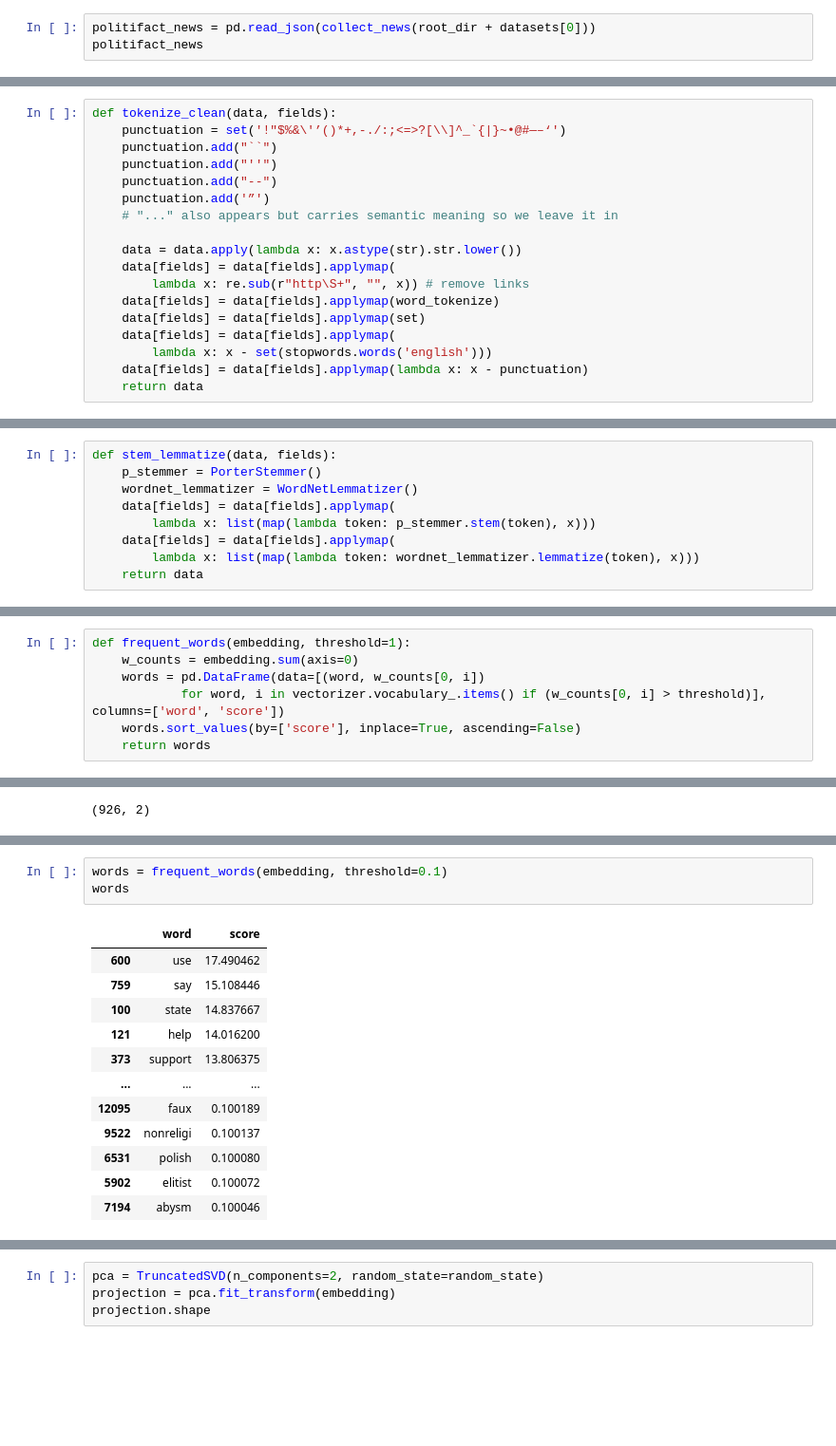
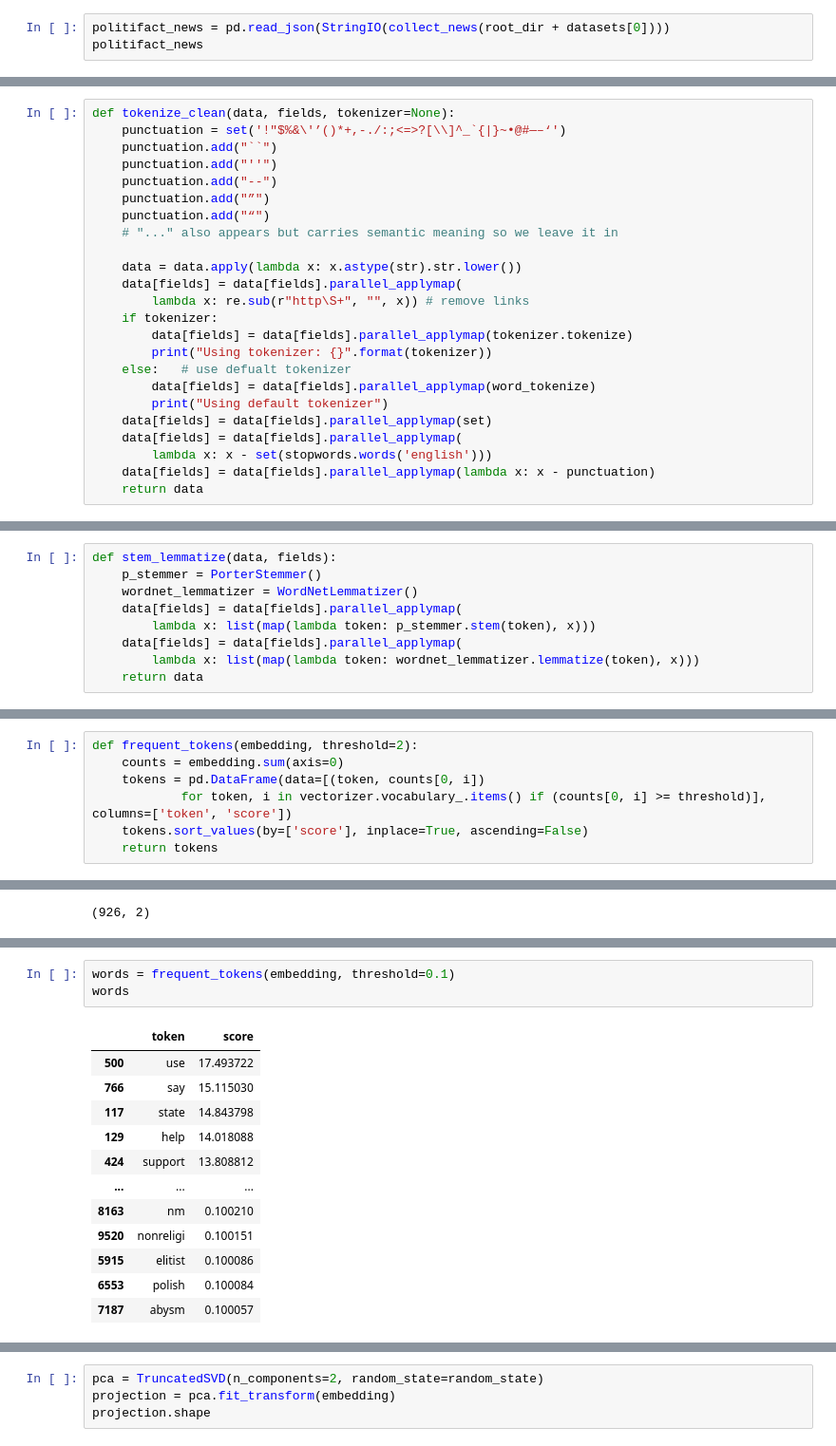
Before and after one commit to jakobzmrzlikar/fake-news-analysis, a Jupyter notebook: FakeNews/fakenews.ipynb, the cells around one changed output, grey strips where cells are left out. Shown: that part at 95% size. Cells and saved outputs as stored; diff of their text form; blank space fills up the shorter version.

```diff
--- a/FakeNews/fakenews.ipynb
+++ b/FakeNews/fakenews.ipynb
@@ -52,5 +61,5 @@ INFO: Pandarallel will use Memory file system to transfer data between the main
 # %%
-politifact_news = pd.read_json(collect_news(root_dir + datasets[0]))
+politifact_news = pd.read_json(StringIO(collect_news(root_dir + datasets[0])))
 politifact_news
 # %% [output]
 |  | url | text | images | top_img | keywords | authors | canonical_link | title | meta_data | movies | ... |
@@ -93,20 +112,26 @@ Name: truth, dtype: int64
 # %%
-def tokenize_clean(data, fields):
+def tokenize_clean(data, fields, tokenizer=None):
     punctuation = set('!"$%&\'’()*+,-./:;<=>?[\\]^_`{|}~•@#—–‘')
     punctuation.add("``")
     punctuation.add("''")
     punctuation.add("--")
-    punctuation.add('”')
+    punctuation.add("”")
+    punctuation.add("“")
     # "..." also appears but carries semantic meaning so we leave it in
 
     data = data.apply(lambda x: x.astype(str).str.lower())
-    data[fields] = data[fields].applymap(
+    data[fields] = data[fields].parallel_applymap(
         lambda x: re.sub(r"http\S+", "", x)) # remove links
-    data[fields] = data[fields].applymap(word_tokenize)
-    data[fields] = data[fields].applymap(set)
-    data[fields] = data[fields].applymap(
+    if tokenizer:
+        data[fields] = data[fields].parallel_applymap(tokenizer.tokenize)
+        print("Using tokenizer: {}".format(tokenizer))
+    else:   # use defualt tokenizer
+        data[fields] = data[fields].parallel_applymap(word_tokenize)
+        print("Using default tokenizer")
+    data[fields] = data[fields].parallel_applymap(set)
+    data[fields] = data[fields].parallel_applymap(
         lambda x: x - set(stopwords.words('english')))
-    data[fields] = data[fields].applymap(lambda x: x - punctuation)
+    data[fields] = data[fields].parallel_applymap(lambda x: x - punctuation)
     return data
 # %%
 text_data = tokenize_clean(text_data, ["text", "title"])
@@ -129,9 +157,9 @@ text_data
 def stem_lemmatize(data, fields):
     p_stemmer = PorterStemmer()
     wordnet_lemmatizer = WordNetLemmatizer()
-    data[fields] = data[fields].applymap(
+    data[fields] = data[fields].parallel_applymap(
         lambda x: list(map(lambda token: p_stemmer.stem(token), x)))
-    data[fields] = data[fields].applymap(
+    data[fields] = data[fields].parallel_applymap(
         lambda x: list(map(lambda token: wordnet_lemmatizer.lemmatize(token), x)))
     return data
 # %%
@@ -167,7 +199,7 @@ embedding
 # %%
-def frequent_words(embedding, threshold=1):
-    w_counts = embedding.sum(axis=0)
-    words = pd.DataFrame(data=[(word, w_counts[0, i])
-            for word, i in vectorizer.vocabulary_.items() if (w_counts[0, i] > threshold)], columns=['word', 'score'])
-    words.sort_values(by=['score'], inplace=True, ascending=False)
-    return words
+def frequent_tokens(embedding, threshold=2):
+    counts = embedding.sum(axis=0)
+    tokens = pd.DataFrame(data=[(token, counts[0, i])
+            for token, i in vectorizer.vocabulary_.items() if (counts[0, i] >= threshold)], columns=['token', 'score'])
+    tokens.sort_values(by=['score'], inplace=True, ascending=False)
+    return tokens
@@ -295,16 +431,16 @@ embedding
 # %%
-words = frequent_words(embedding, threshold=0.1)
+words = frequent_tokens(embedding, threshold=0.1)
 words
 # %% [output]
-|  | word | score |
-| 600 | use | 17.490462 |
-| 759 | say | 15.108446 |
-| 100 | state | 14.837667 |
-| 121 | help | 14.016200 |
-| 373 | support | 13.806375 |
+|  | token | score |
+| 500 | use | 17.493722 |
+| 766 | say | 15.115030 |
+| 117 | state | 14.843798 |
+| 129 | help | 14.018088 |
+| 424 | support | 13.808812 |
 | ... | ... | ... |
-| 12095 | faux | 0.100189 |
-| 9522 | nonreligi | 0.100137 |
-| 6531 | polish | 0.100080 |
-| 5902 | elitist | 0.100072 |
-| 7194 | abysm | 0.100046 |
+| 8163 | nm | 0.100210 |
+| 9520 | nonreligi | 0.100151 |
+| 5915 | elitist | 0.100086 |
+| 6553 | polish | 0.100084 |
+| 7187 | abysm | 0.100057 |
```
Also changed, not shown: parts of 132 cells of this notebook, 4 other files.
